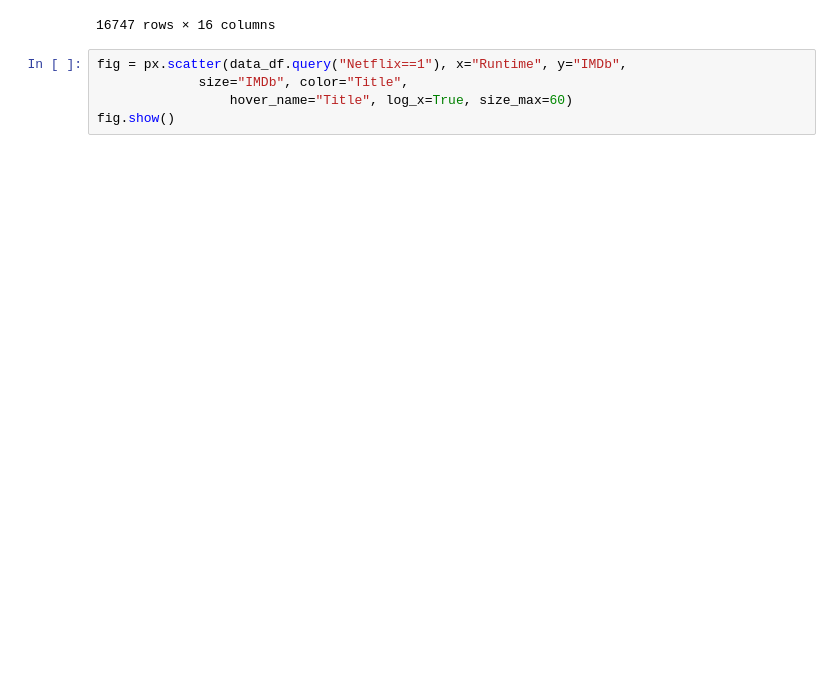
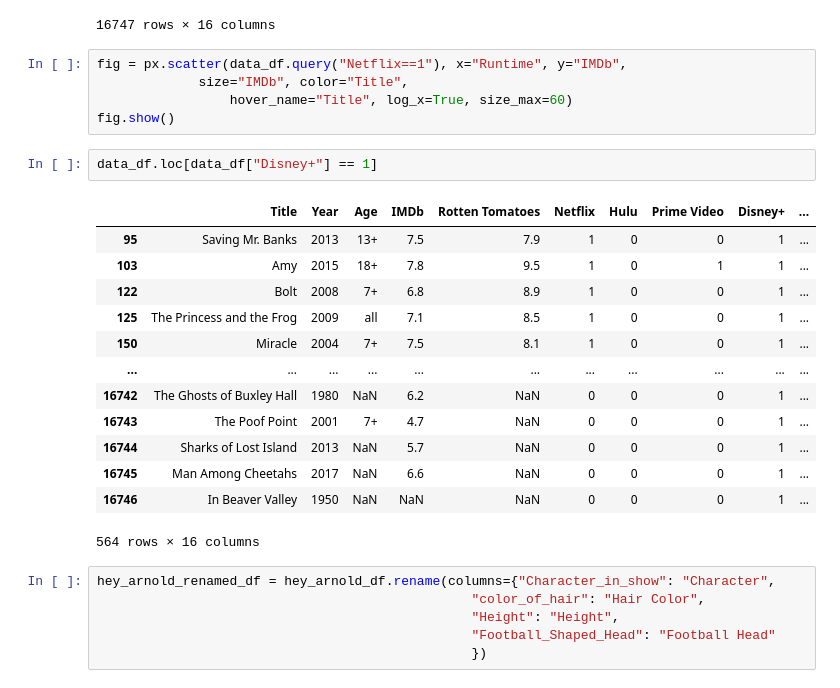
Before and after one commit to MaryColasanto/Project3, a Jupyter notebook: Plotly/Bubble Chart.ipynb, the cells around one changed output. Drawn from its saved outputs; the diff is of its cells as text; blank space fills up the shorter version.

```diff
--- a/Plotly/Bubble Chart.ipynb
+++ b/Plotly/Bubble Chart.ipynb
@@ -24,3 +24,25 @@ fig = px.scatter(data_df.query("Netflix==1"), x="Runtime", y="IMDb",
              size="IMDb", color="Title",
                  hover_name="Title", log_x=True, size_max=60)
 fig.show()
+# %%
+data_df.loc[data_df["Disney+"] == 1]
+# %% [output]
+|  | Title | Year | Age | IMDb | Rotten Tomatoes | Netflix | Hulu | Prime Video | Disney+ | ... |
+| 95 | Saving Mr. Banks | 2013 | 13+ | 7.5 | 7.9 | 1 | 0 | 0 | 1 | ... |
+| 103 | Amy | 2015 | 18+ | 7.8 | 9.5 | 1 | 0 | 1 | 1 | ... |
+| 122 | Bolt | 2008 | 7+ | 6.8 | 8.9 | 1 | 0 | 0 | 1 | ... |
+| 125 | The Princess and the Frog | 2009 | all | 7.1 | 8.5 | 1 | 0 | 0 | 1 | ... |
+| 150 | Miracle | 2004 | 7+ | 7.5 | 8.1 | 1 | 0 | 0 | 1 | ... |
+| ... | ... | ... | ... | ... | ... | ... | ... | ... | ... | ... |
+| 16742 | The Ghosts of Buxley Hall | 1980 | NaN | 6.2 | NaN | 0 | 0 | 0 | 1 | ... |
+| 16743 | The Poof Point | 2001 | 7+ | 4.7 | NaN | 0 | 0 | 0 | 1 | ... |
+| 16744 | Sharks of Lost Island | 2013 | NaN | 5.7 | NaN | 0 | 0 | 0 | 1 | ... |
+| 16745 | Man Among Cheetahs | 2017 | NaN | 6.6 | NaN | 0 | 0 | 0 | 1 | ... |
+| 16746 | In Beaver Valley | 1950 | NaN | NaN | NaN | 0 | 0 | 0 | 1 | ... |
+564 rows × 16 columns
+# %%
+hey_arnold_renamed_df = hey_arnold_df.rename(columns={"Character_in_show": "Character",
+                                                "color_of_hair": "Hair Color",
+                                                "Height": "Height",
+                                                "Football_Shaped_Head": "Football Head"
+                                                })
```
Also changed, not shown: parts of 4 cells of this notebook, 1 other file.
